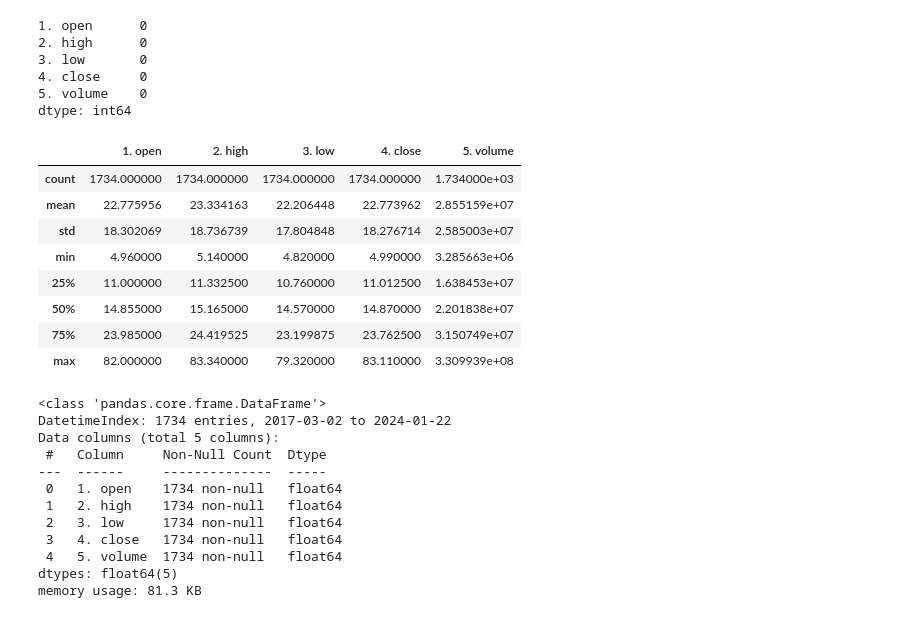
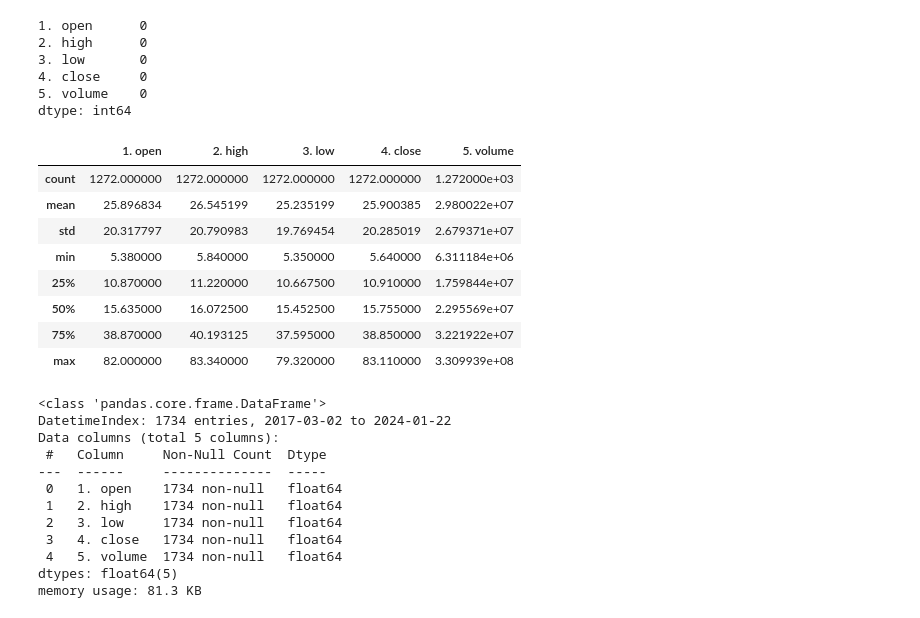
Before and after one commit to omnidox/Stock-Price-Prediction-Project, a Jupyter notebook: Stock_Prediction.ipynb, the cells around one changed output. Cells and saved outputs as stored; diff of their text form; code cells hidden in the pictures.

```diff
--- a/Stock_Prediction.ipynb
+++ b/Stock_Prediction.ipynb
@@ -329,16 +329,16 @@ stock_data['NTLA'].isna().sum()
 5. volume    0
 dtype: int64
 # %%
-stock_data['SNAP'].describe()
+stock_data['SNAP']['2019':'2024'].describe()
 # %% [output]
 |  | 1. open | 2. high | 3. low | 4. close | 5. volume |
-| count | 1734.000000 | 1734.000000 | 1734.000000 | 1734.000000 | 1.734000e+03 |
-| mean | 22.775956 | 23.334163 | 22.206448 | 22.773962 | 2.855159e+07 |
-| std | 18.302069 | 18.736739 | 17.804848 | 18.276714 | 2.585003e+07 |
-| min | 4.960000 | 5.140000 | 4.820000 | 4.990000 | 3.285663e+06 |
-| 25% | 11.000000 | 11.332500 | 10.760000 | 11.012500 | 1.638453e+07 |
-| 50% | 14.855000 | 15.165000 | 14.570000 | 14.870000 | 2.201838e+07 |
-| 75% | 23.985000 | 24.419525 | 23.199875 | 23.762500 | 3.150749e+07 |
+| count | 1272.000000 | 1272.000000 | 1272.000000 | 1272.000000 | 1.272000e+03 |
+| mean | 25.896834 | 26.545199 | 25.235199 | 25.900385 | 2.980022e+07 |
+| std | 20.317797 | 20.790983 | 19.769454 | 20.285019 | 2.679371e+07 |
+| min | 5.380000 | 5.840000 | 5.350000 | 5.640000 | 6.311184e+06 |
+| 25% | 10.870000 | 11.220000 | 10.667500 | 10.910000 | 1.759844e+07 |
+| 50% | 15.635000 | 16.072500 | 15.452500 | 15.755000 | 2.295569e+07 |
+| 75% | 38.870000 | 40.193125 | 37.595000 | 38.850000 | 3.221922e+07 |
 | max | 82.000000 | 83.340000 | 79.320000 | 83.110000 | 3.309939e+08 |
 # %%
 stock_data['SNAP'].info()
```
Also changed, not shown: parts of 19 cells of this notebook, 1 other file.
